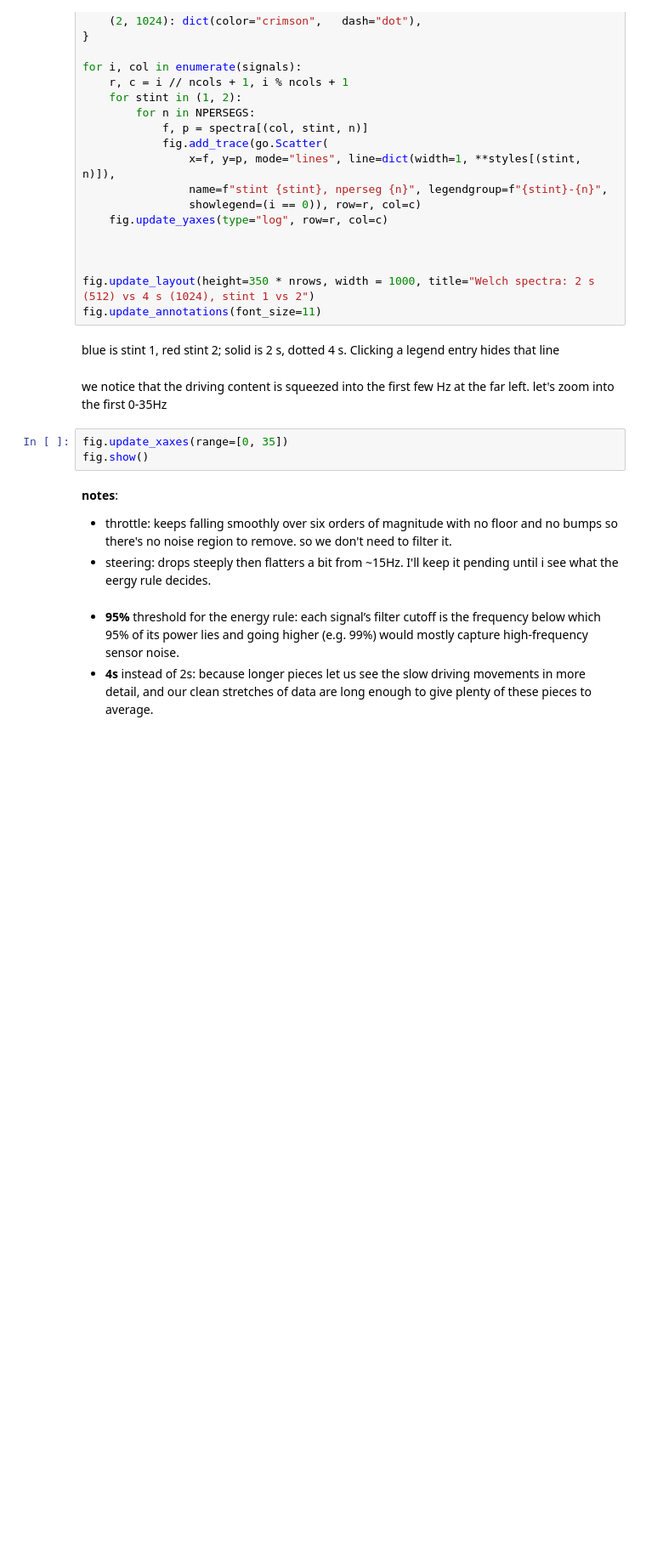
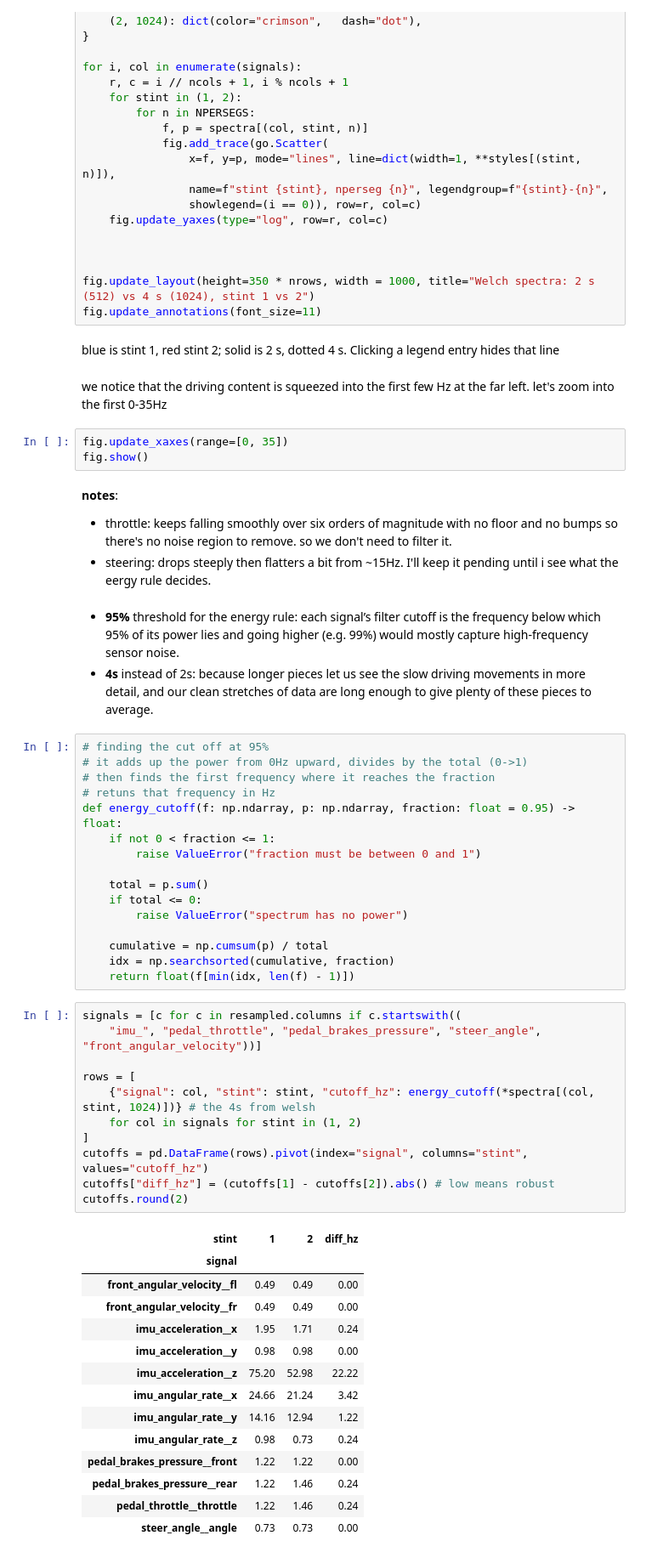
Before and after one commit to manelbenabid/recruiting-sw-telemetry, a Jupyter notebook: notebooks/06_preprocess.ipynb, the cells around one changed output. Shown at 85% size. Cells and saved outputs as stored; diff of their text form; blank space fills up the shorter version.

Commit message:
investigated the energy rule

```diff
--- a/notebooks/06_preprocess.ipynb
+++ b/notebooks/06_preprocess.ipynb
@@ -483,3 +483,45 @@ fig.show()
 # %% [markdown]
 - **95%** threshold for the energy rule: each signal’s filter cutoff is the frequency below which 95% of its power lies and going higher (e.g. 99%) would mostly capture high-frequency sensor noise.
 - **4s** instead of 2s: because longer pieces let us see the slow driving movements in more detail, and our clean stretches of data are long enough to give plenty of these pieces to average.
+# %%
+# finding the cut off at 95%
+# it adds up the power from 0Hz upward, divides by the total (0->1)
+# then finds the first frequency where it reaches the fraction
+# retuns that frequency in Hz
+def energy_cutoff(f: np.ndarray, p: np.ndarray, fraction: float = 0.95) -> float:
+    if not 0 < fraction <= 1:
+        raise ValueError("fraction must be between 0 and 1")
+
+    total = p.sum()
+    if total <= 0:
+        raise ValueError("spectrum has no power")
+
+    cumulative = np.cumsum(p) / total
+    idx = np.searchsorted(cumulative, fraction)
+    return float(f[min(idx, len(f) - 1)])
+# %%
+signals = [c for c in resampled.columns if c.startswith((
+    "imu_", "pedal_throttle", "pedal_brakes_pressure", "steer_angle", "front_angular_velocity"))]
+
+rows = [
+    {"signal": col, "stint": stint, "cutoff_hz": energy_cutoff(*spectra[(col, stint, 1024)])} # the 4s from welsh
+    for col in signals for stint in (1, 2)
+]
+cutoffs = pd.DataFrame(rows).pivot(index="signal", columns="stint", values="cutoff_hz")
+cutoffs["diff_hz"] = (cutoffs[1] - cutoffs[2]).abs() # low means robust
+cutoffs.round(2)
+# %% [output]
+| stint | 1 | 2 | diff_hz |
+| signal |  |  |  |
+| front_angular_velocity__fl | 0.49 | 0.49 | 0.00 |
+| front_angular_velocity__fr | 0.49 | 0.49 | 0.00 |
+| imu_acceleration__x | 1.95 | 1.71 | 0.24 |
+| imu_acceleration__y | 0.98 | 0.98 | 0.00 |
+| imu_acceleration__z | 75.20 | 52.98 | 22.22 |
+| imu_angular_rate__x | 24.66 | 21.24 | 3.42 |
+| imu_angular_rate__y | 14.16 | 12.94 | 1.22 |
+| imu_angular_rate__z | 0.98 | 0.73 | 0.24 |
+| pedal_brakes_pressure__front | 1.22 | 1.22 | 0.00 |
+| pedal_brakes_pressure__rear | 1.22 | 1.46 | 0.24 |
+| pedal_throttle__throttle | 1.22 | 1.46 | 0.24 |
+| steer_angle__angle | 0.73 | 0.73 | 0.00 |
```
Also changed, not shown: parts of 1 cell of this notebook.
